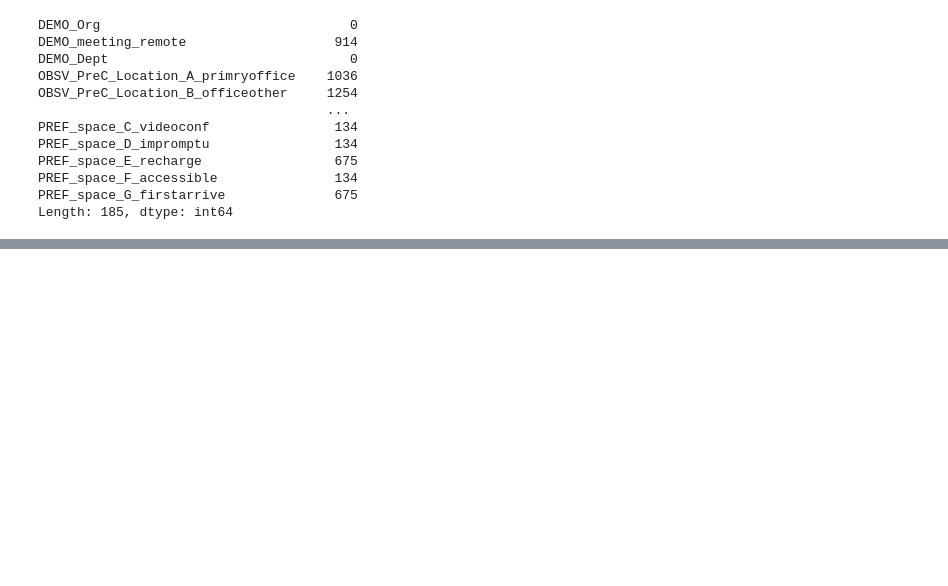
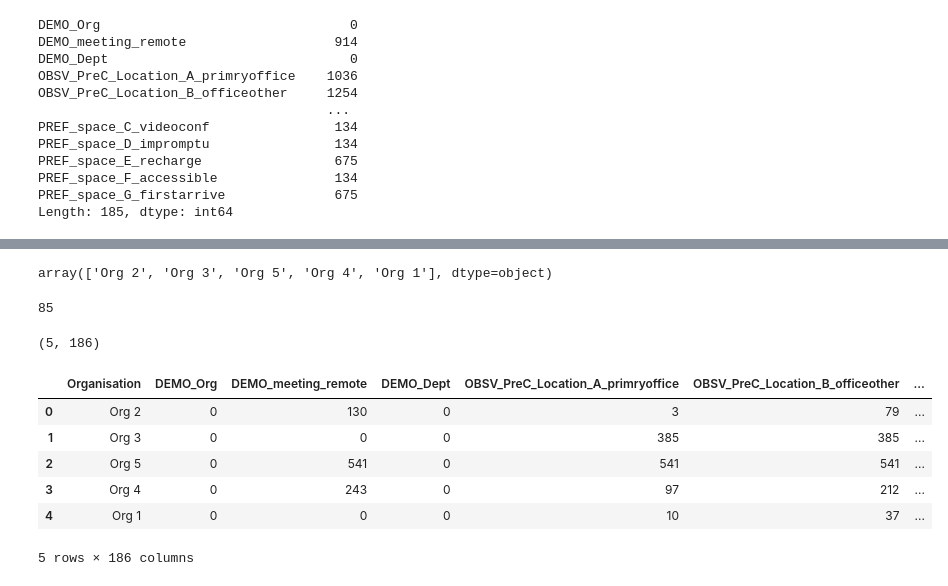
Before and after one commit to Anway-Agte/Wharton-Competition-, a Jupyter notebook: notebook1.ipynb, the cells around one changed output, grey strips where cells are left out. Drawn from its saved outputs; the diff is of its cells as text; code cells hidden in the pictures; blank space fills up the shorter version.

Commit message:
missing questions

```diff
--- a/notebook1.ipynb
+++ b/notebook1.ipynb
@@ -96,0 +98,31 @@ missing_questions
+# %%
+orgs
+# %% [output]
+array(['Org 2', 'Org 3', 'Org 5', 'Org 4', 'Org 1'], dtype=object)
+# %%
+missing_questions['Org 1'][10]
+# %% [output]
+85
+# %%
+new_data = pd.DataFrame(columns = data.columns.insert(0,'Organisation'))
+# %%
+i = 0;
+for org in orgs:
+        l = missing_questions[org].tolist()
+        l.insert(0,org)
+        new_data.loc[i] = l
+        i += 1
+# %%
+new_data.shape
+# %% [output]
+(5, 186)
+# %%
+new_data
+# %% [output]
+|  | Organisation | DEMO_Org | DEMO_meeting_remote | DEMO_Dept | OBSV_PreC_Location_A_primryoffice | OBSV_PreC_Location_B_officeother | ... |
+| 0 | Org 2 | 0 | 130 | 0 | 3 | 79 | ... |
+| 1 | Org 3 | 0 | 0 | 0 | 385 | 385 | ... |
+| 2 | Org 5 | 0 | 541 | 0 | 541 | 541 | ... |
+| 3 | Org 4 | 0 | 243 | 0 | 97 | 212 | ... |
+| 4 | Org 1 | 0 | 0 | 0 | 10 | 37 | ... |
+5 rows × 186 columns
```
Also changed, not shown: parts of 4 cells of this notebook, 1 other file.
